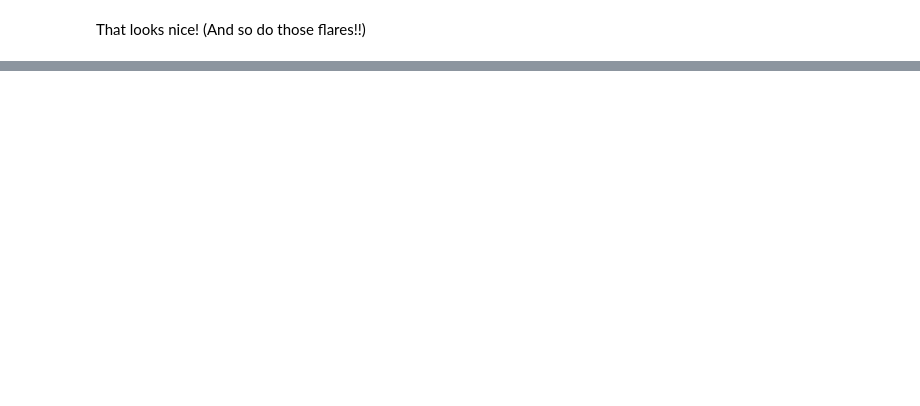
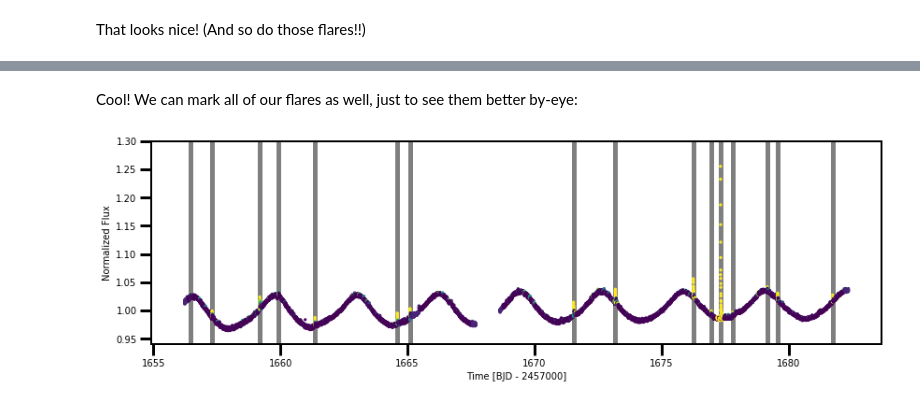
Before and after one commit to afeinstein20/stella, a Jupyter notebook: docs/getting_started/other_features.ipynb, the cells around one changed output, grey strips where cells are left out. Cells and saved outputs as stored; diff of their text form; code cells hidden in the pictures; blank space fills up the shorter version.

```diff
--- a/docs/getting_started/other_features.ipynb
+++ b/docs/getting_started/other_features.ipynb
@@ -63,0 +98,6 @@ That looks nice! (And so do those flares!!)
+# %%
+ff = stella.FitFlares(id=[lk.targetid],
+                      time=[lk.time],
+                      flux=[lk.flux],
+                      flux_err=[lk.flux_err],
+                      predictions=[cnn.predictions[0]])
@@ -63,0 +138,14 @@ That looks nice! (And so do those flares!!)
+# %% [markdown]
+Cool! We can mark all of our flares as well, just to see them better by-eye:
+# %%
+plt.figure(figsize=(14,4))
+plt.scatter(lk.time, lk.flux, c=cnn.predictions[0], s=5)
+
+for tpeak in ff.flare_table['tpeak']:
+    plt.vlines(tpeak, 0,2, color='k', alpha=0.5, linewidth=5, zorder=0)
+
+plt.ylim(0.94,1.3)
+plt.xlabel('Time [BJD - 2457000]')
+plt.ylabel('Normalized Flux');
+# %% [output]
+[figure, added]
```
Also changed, not shown: parts of 16 cells of this notebook, 1 other file.
